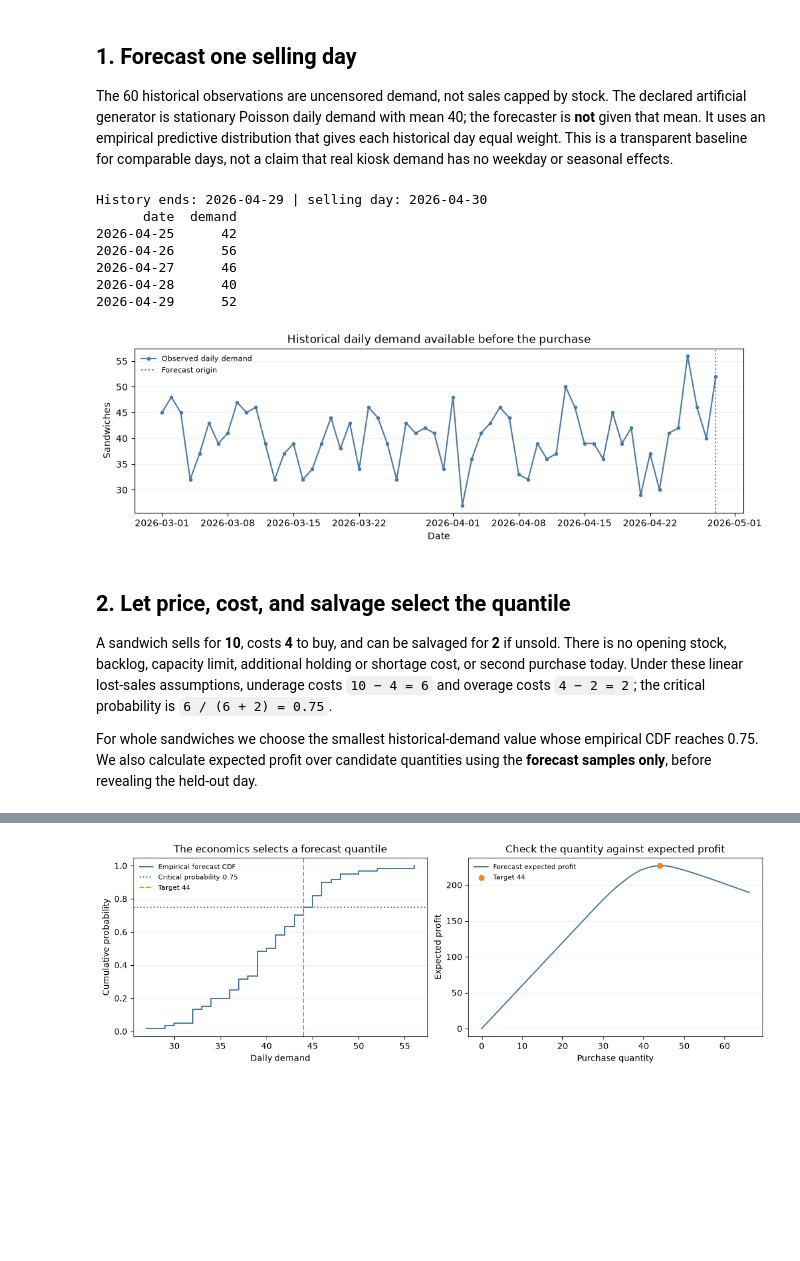
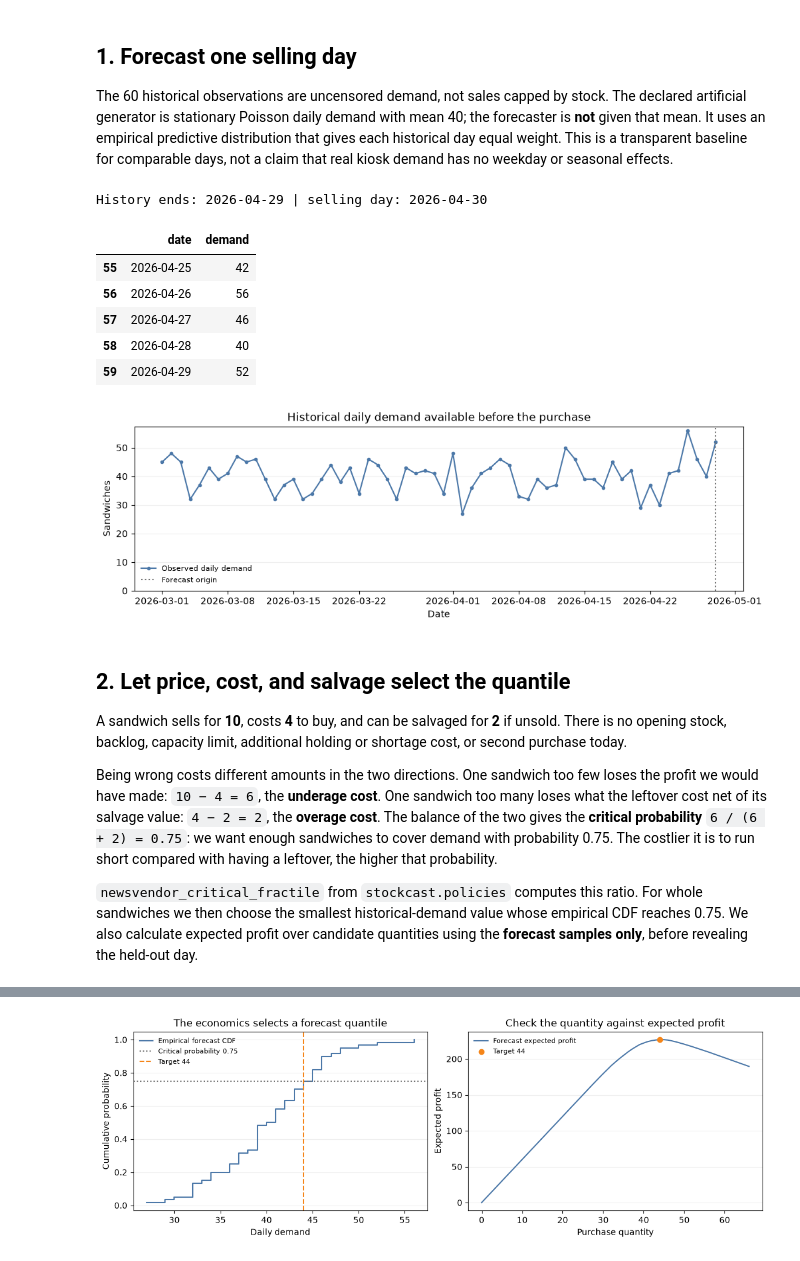
Before and after one commit to FilTheo/stockcast, a Jupyter notebook: examples/notebooks/04b_daily_newsvendor.ipynb, the cells around one changed output, grey strips where cells are left out. Saved outputs shown, nothing was run; the diff lists cells and outputs as text; code cells hidden in the pictures; blank space fills up the shorter version.

```diff
--- a/examples/notebooks/04b_daily_newsvendor.ipynb
+++ b/examples/notebooks/04b_daily_newsvendor.ipynb
@@ -17,41 +9,72 @@ from stockcast.evaluation import validate_event_frame
 
 The 60 historical observations are uncensored demand, not sales capped by stock. The declared artificial generator is stationary Poisson daily demand with mean 40; the forecaster is **not** given that mean. It uses an empirical predictive distribution that gives each historical day equal weight. This is a transparent baseline for comparable days, not a claim that real kiosk demand has no weekday or seasonal effects.
 # %%
+import matplotlib.pyplot as plt
+import numpy as np
+import pandas as pd
+
+# Show floats with two decimals in every table below.
+pd.options.display.float_format = "{:.2f}".format
+
 seed = 42
 rng = np.random.default_rng(seed)
-series = pd.DataFrame({
-    'date': pd.date_range('2026-03-01', periods=61, freq='D'),
-    'demand': rng.poisson(lam=40, size=61),
-})
+series = pd.DataFrame(
+    {
+        "date": pd.date_range("2026-03-01", periods=61, freq="D"),
+        "demand": rng.poisson(lam=40, size=61),
+    }
+)
 history = series.iloc[:-1].copy()
 held_out = series.iloc[-1:].copy()
 origin = history.date.iloc[-1]
 selling_date = held_out.date.iloc[0]
 forecast_samples = history.demand.to_numpy(copy=True)
 assert origin + pd.Timedelta(days=1) == selling_date
-print('History ends:', origin.date(), '| selling day:', selling_date.date())
-print(history.tail(5).to_string(index=False))
+
+print("History ends:", origin.date(), "| selling day:", selling_date.date())
+
+# The last five observed days.
+history.tail()
 # %% [output]
 History ends: 2026-04-29 | selling day: 2026-04-30
-      date  demand
-2026-04-25      42
-2026-04-26      56
-2026-04-27      46
-2026-04-28      40
-2026-04-29      52
+|  | date | demand |
+| 55 | 2026-04-25 | 42 |
+| 56 | 2026-04-26 | 56 |
+| 57 | 2026-04-27 | 46 |
+| 58 | 2026-04-28 | 40 |
+| 59 | 2026-04-29 | 52 |
 # %%
-fig, ax = plt.subplots(figsize=(10, 3.2), layout='constrained')
-ax.plot(history.date, history.demand, marker='.', color='#4C78A8', label='Observed daily demand')
-ax.axvline(origin, color='0.45', linestyle=':', label='Forecast origin')
-ax.set(title='Historical daily demand available before the purchase', ylabel='Sandwiches', xlabel='Date')
+FORECAST_COLOR = "#4C78A8"
+TARGET_COLOR = "#F58518"
+SOLD_COLOR = "#54A24B"
+LEFTOVER_COLOR = "#B79A20"
+LOST_COLOR = "#E45756"
+
+fig, ax = plt.subplots(figsize=(10, 3.2), layout="constrained")
+ax.plot(
+    history.date,
+    history.demand,
+    marker=".",
+    color=FORECAST_COLOR,
+    label="Observed daily demand",
+)
+ax.axvline(origin, color="0.45", linestyle=":", label="Forecast origin")
+ax.set(
+    title="Historical daily demand available before the purchase",
+    ylabel="Sandwiches",
+    xlabel="Date",
+)
+ax.set_ylim(bottom=0)
 ax.legend(frameon=False, fontsize=8)
-ax.grid(axis='y', alpha=.2)
+ax.grid(axis="y", alpha=0.2)
 plt.show()
 # %% [output]
-[figure, old version]
+[figure, new version]
 # %% [markdown]
 ## 2. Let price, cost, and salvage select the quantile
 
-A sandwich sells for **10**, costs **4** to buy, and can be salvaged for **2** if unsold. There is no opening stock, backlog, capacity limit, additional holding or shortage cost, or second purchase today. Under these linear lost-sales assumptions, underage costs `10 − 4 = 6` and overage costs `4 − 2 = 2`; the critical probability is `6 / (6 + 2) = 0.75`.
+A sandwich sells for **10**, costs **4** to buy, and can be salvaged for **2** if unsold. There is no opening stock, backlog, capacity limit, additional holding or shortage cost, or second purchase today.
 
-For whole sandwiches we choose the smallest historical-demand value whose empirical CDF reaches 0.75. We also calculate expected profit over candidate quantities using the **forecast samples only**, before revealing the held-out day.
+Being wrong costs different amounts in the two directions. One sandwich too few loses the profit we would have made: `10 − 4 = 6`, the **underage cost**. One sandwich too many loses what the leftover cost net of its salvage value: `4 − 2 = 2`, the **overage cost**. The balance of the two gives the **critical probability** `6 / (6 + 2) = 0.75`: we want enough sandwiches to cover demand with probability 0.75. The costlier it is to run short compared with having a leftover, the higher that probability.
+
+`newsvendor_critical_fractile` from `stockcast.policies` computes this ratio. For whole sandwiches we then choose the smallest historical-demand value whose empirical CDF reaches 0.75. We also calculate expected profit over candidate quantities using the **forecast samples only**, before revealing the held-out day.
```
Also changed, not shown: parts of 14 cells of this notebook.
